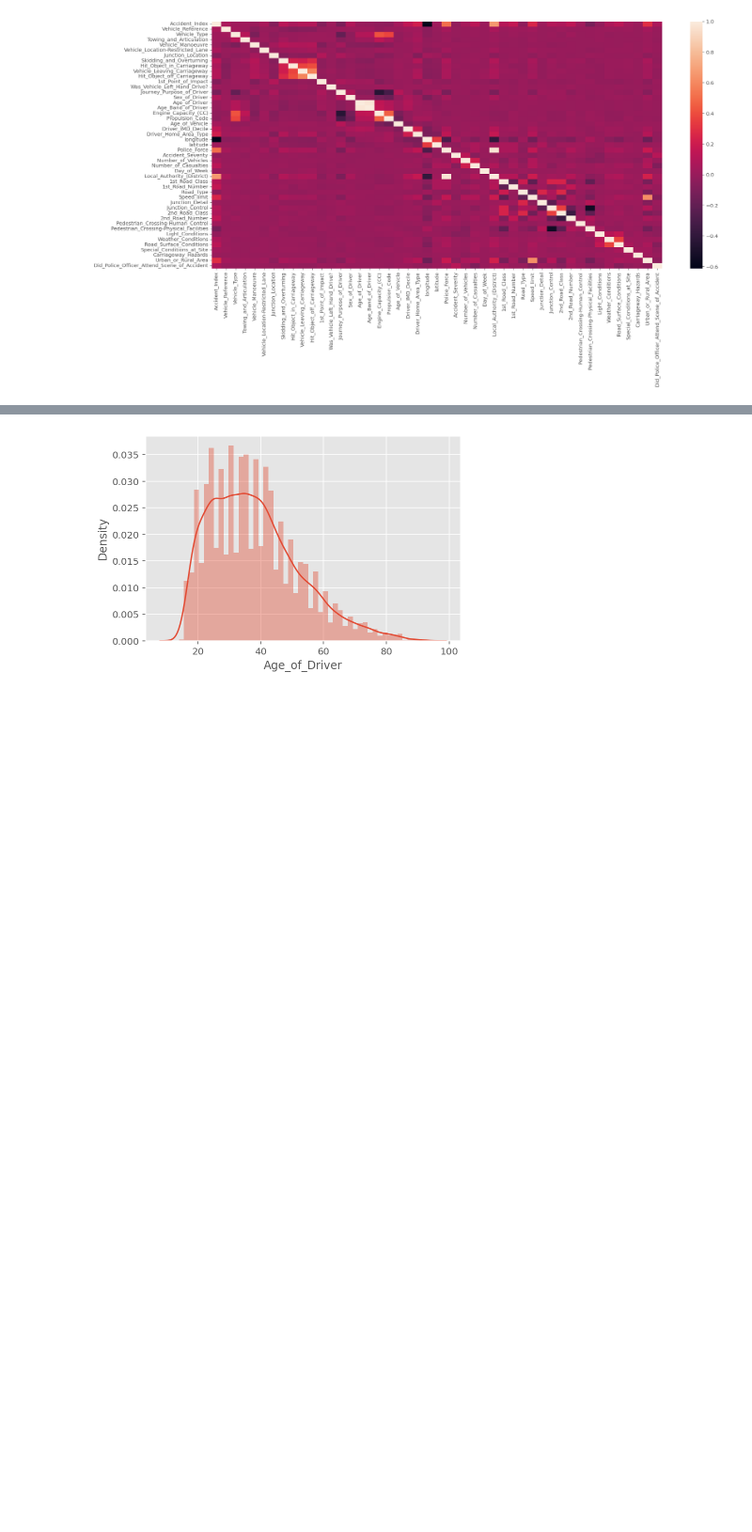
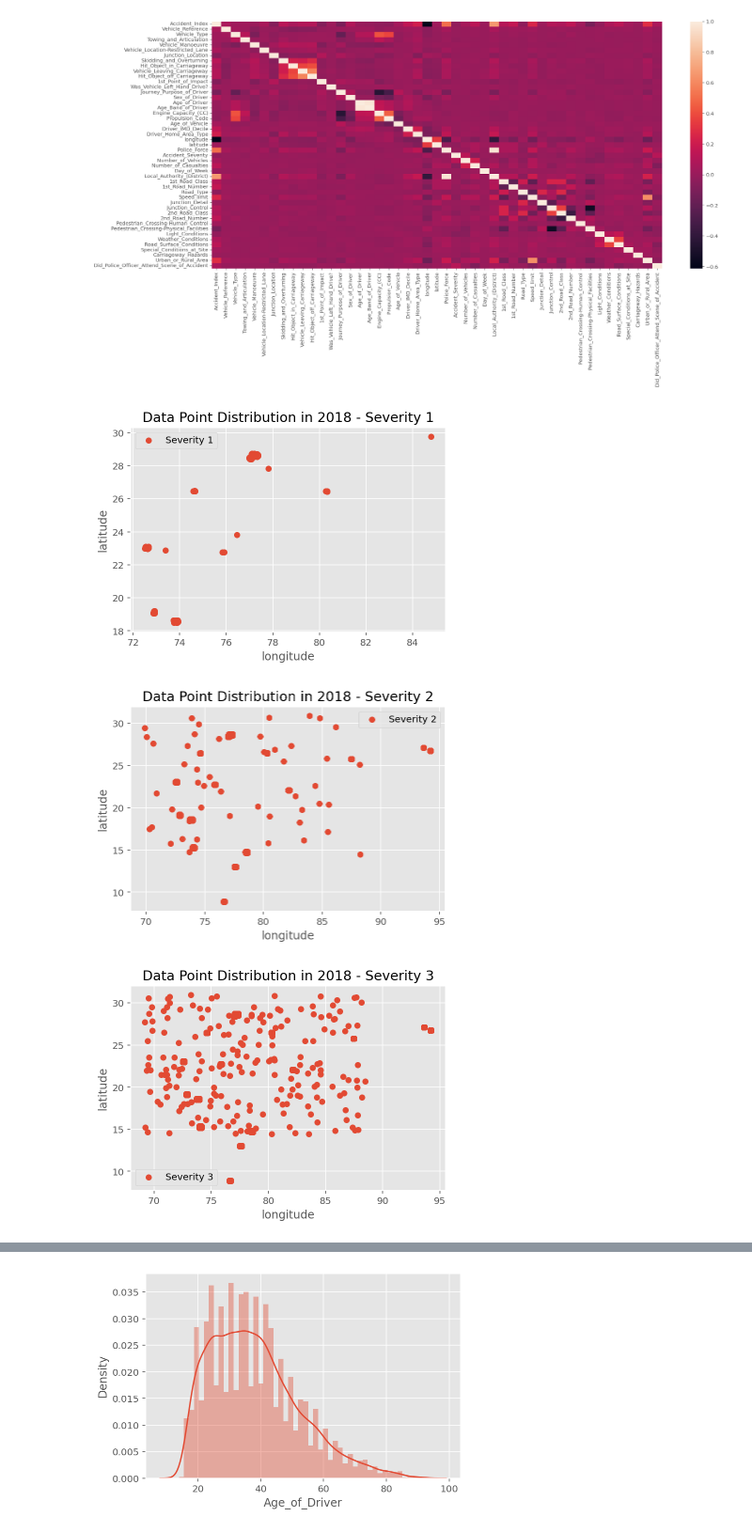
Before and after one commit to prithviraj-gadgi/road-accident-prediction, a Jupyter notebook: ml-model.ipynb, the cells around one changed output, grey strips where cells are left out. Shown at 94% size. Drawn from its saved outputs; the diff is of its cells as text; code cells hidden in the pictures; blank space fills up the shorter version.

```diff
--- a/ml-model.ipynb
+++ b/ml-model.ipynb
@@ -168,3 +168,16 @@ accidents_2018 = accidents[accidents.Date_time.dt.year == 2018]
 accidents_2018_01 = accidents_2018[accidents_2018.Accident_Severity == 1]
 accidents_2018_02 = accidents_2018[accidents_2018.Accident_Severity == 2]
 accidents_2018_03 = accidents_2018[accidents_2018.Accident_Severity == 3]
+# %%
+# Visualize the distribution of data points for each severity level
+for severity_level, df in [('Severity 1', accidents_2018_01), ('Severity 2', accidents_2018_02), ('Severity 3', accidents_2018_03)]:
+    plt.scatter(df['longitude'], df['latitude'], label=f'{severity_level}')
+    plt.xlabel('longitude')
+    plt.ylabel('latitude')
+    plt.title(f'Data Point Distribution in 2018 - {severity_level}')
+    plt.legend()
+    plt.show()
+# %% [output]
+[figure, added]
+[figure, added]
+[figure, added]
```
Also changed, not shown: parts of 8 cells of this notebook, 2 other files.
